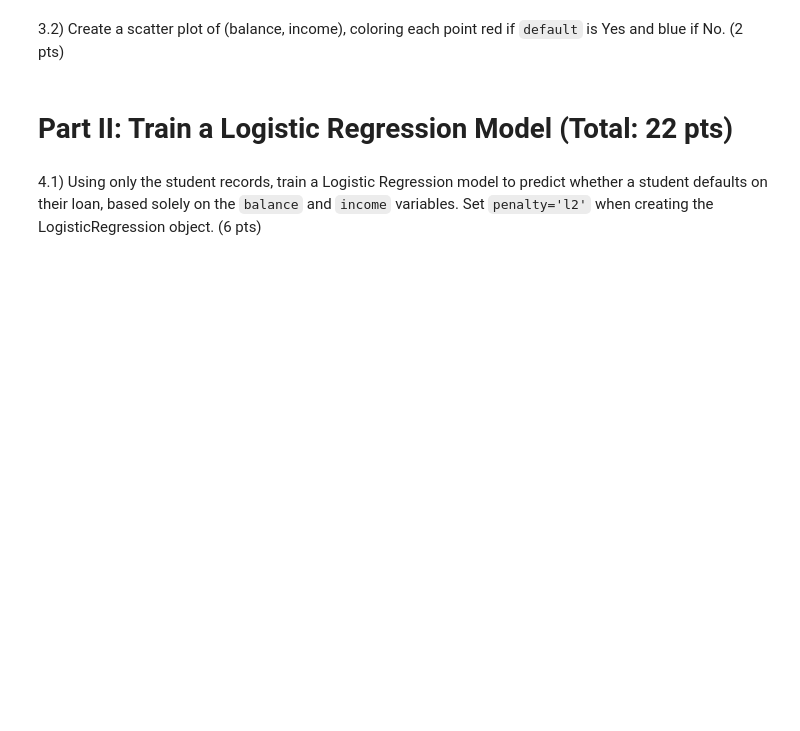
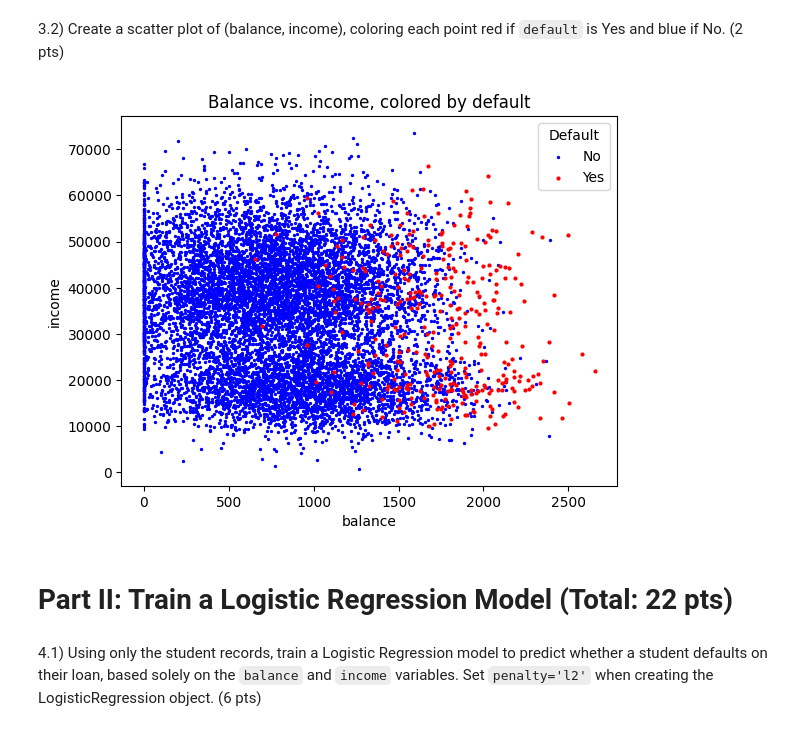
Before and after one commit to bl25845/DATA602_FardinaAlam, a Jupyter notebook: HW4/DATA_602_Homework_4_Part2_Classification.ipynb, the cells around one changed output. Drawn from its saved outputs; the diff is of its cells as text; code cells hidden in the pictures; blank space fills up the shorter version.

```diff
--- a/HW4/DATA_602_Homework_4_Part2_Classification.ipynb
+++ b/HW4/DATA_602_Homework_4_Part2_Classification.ipynb
@@ -34,17 +63,19 @@ import matplotlib.pyplot as plt
 3.2) Create a scatter plot of (balance, income), coloring each point red if `default` is Yes and blue if No. (2 pts)
 # %%
 # Create a scatter plot of (balance, income): red if default is Yes, blue if No
+data_no = data[data['default_Yes'] == 0]
+plt.scatter(data_no['balance'], data_no['income'], color='blue', label='No', s=2)
 
-# YOUR CODE
-
-
-
+data_yes = data[data['default_Yes'] == 1]
+plt.scatter(data_yes['balance'], data_yes['income'], color='red', label='Yes', s=4)
 
 plt.xlabel('balance')
 plt.ylabel('income')
 plt.title('Balance vs. income, colored by default')
-plt.legend()
+plt.legend(title='Default')
 plt.show()
+# %% [output]
+[figure, added]
 # %% [markdown]
 # Part II: Train a Logistic Regression Model (Total: 22 pts)
 # %% [markdown]
```
Also changed, not shown: parts of 16 cells of this notebook, 1 other file.
